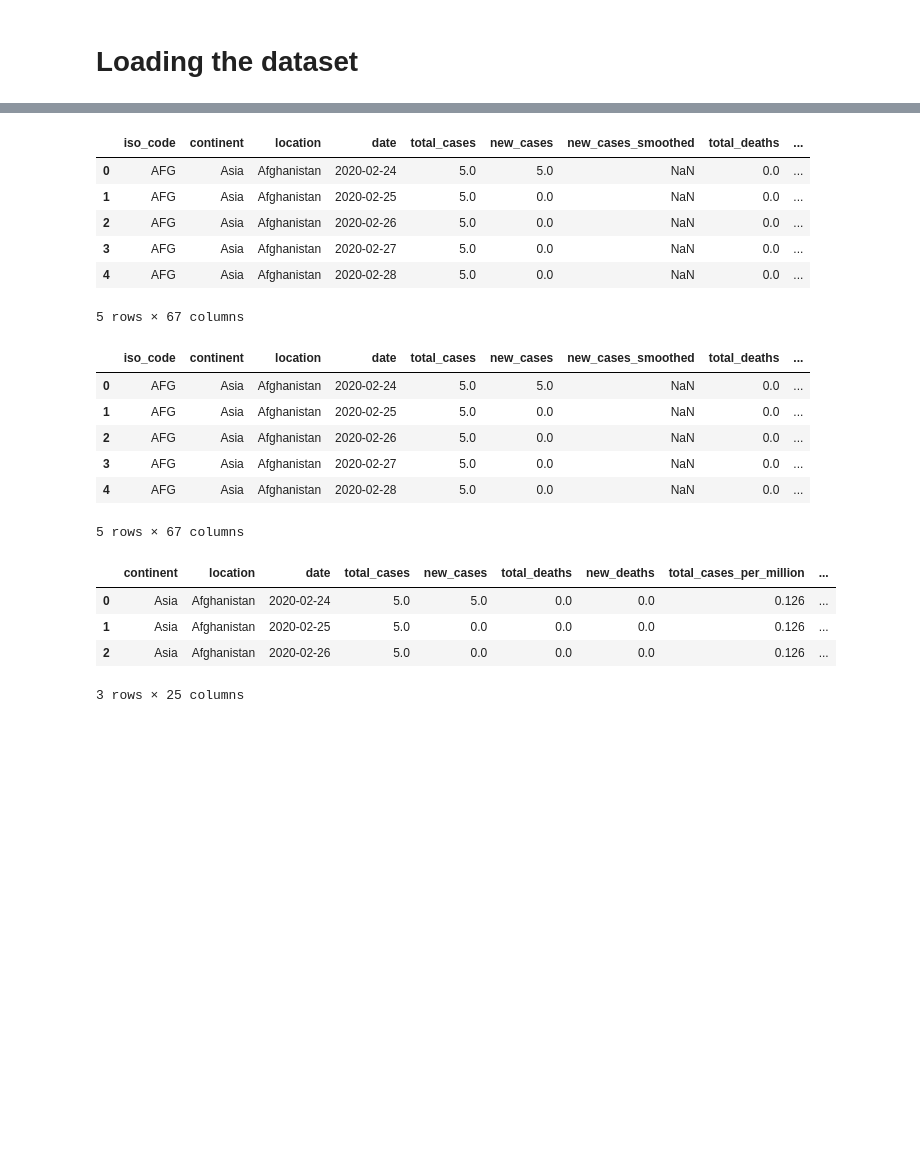
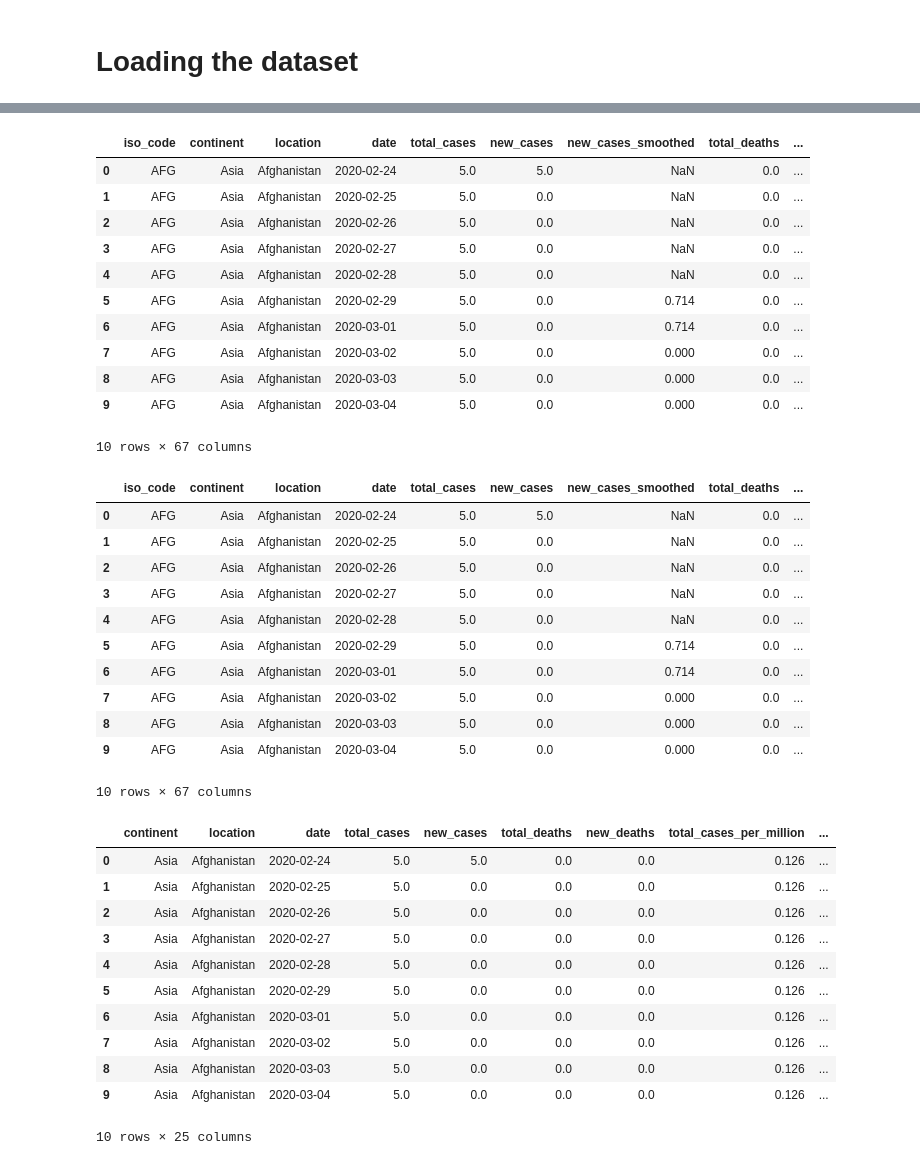
Before and after one commit to Ruthmwaura/Moringa-Project-WK5, a Jupyter notebook: owid_covid_data.ipynb, the cells around one changed output, grey strips where cells are left out. Cells and saved outputs as stored; diff of their text form; code cells hidden in the pictures; blank space fills up the shorter version.

```diff
--- a/owid_covid_data.ipynb
+++ b/owid_covid_data.ipynb
@@ -101,8 +142,9 @@ data.head()
 # %%
-data.bfill(axis ='rows')
+# lets replace the missing values the total_boosters column with 0 and print the first 10 rows
 
 data["total_boosters"].fillna(0, inplace = True)
-data.head()
+
+data.head(10)
 # %% [output]
 |  | iso_code | continent | location | date | total_cases | new_cases | new_cases_smoothed | total_deaths | ... |
 | 0 | AFG | Asia | Afghanistan | 2020-02-24 | 5.0 | 5.0 | NaN | 0.0 | ... |
@@ -110,12 +152,18 @@ data.head()
 | 2 | AFG | Asia | Afghanistan | 2020-02-26 | 5.0 | 0.0 | NaN | 0.0 | ... |
 | 3 | AFG | Asia | Afghanistan | 2020-02-27 | 5.0 | 0.0 | NaN | 0.0 | ... |
 | 4 | AFG | Asia | Afghanistan | 2020-02-28 | 5.0 | 0.0 | NaN | 0.0 | ... |
+| 5 | AFG | Asia | Afghanistan | 2020-02-29 | 5.0 | 0.0 | 0.714 | 0.0 | ... |
+| 6 | AFG | Asia | Afghanistan | 2020-03-01 | 5.0 | 0.0 | 0.714 | 0.0 | ... |
+| 7 | AFG | Asia | Afghanistan | 2020-03-02 | 5.0 | 0.0 | 0.000 | 0.0 | ... |
+| 8 | AFG | Asia | Afghanistan | 2020-03-03 | 5.0 | 0.0 | 0.000 | 0.0 | ... |
+| 9 | AFG | Asia | Afghanistan | 2020-03-04 | 5.0 | 0.0 | 0.000 | 0.0 | ... |
-5 rows × 67 columns
+10 rows × 67 columns
 # %%
-data.bfill(axis ='rows')
+# lets replace the missing values the new_vaccinations column with 0 and print the first 10 rows
 
 data["new_vaccinations"].fillna(0, inplace = True)
-data.head()
+
+data.head(10)
 # %% [output]
 |  | iso_code | continent | location | date | total_cases | new_cases | new_cases_smoothed | total_deaths | ... |
 | 0 | AFG | Asia | Afghanistan | 2020-02-24 | 5.0 | 5.0 | NaN | 0.0 | ... |
@@ -123,16 +171,30 @@ data.head()
 | 2 | AFG | Asia | Afghanistan | 2020-02-26 | 5.0 | 0.0 | NaN | 0.0 | ... |
 | 3 | AFG | Asia | Afghanistan | 2020-02-27 | 5.0 | 0.0 | NaN | 0.0 | ... |
 | 4 | AFG | Asia | Afghanistan | 2020-02-28 | 5.0 | 0.0 | NaN | 0.0 | ... |
+| 5 | AFG | Asia | Afghanistan | 2020-02-29 | 5.0 | 0.0 | 0.714 | 0.0 | ... |
+| 6 | AFG | Asia | Afghanistan | 2020-03-01 | 5.0 | 0.0 | 0.714 | 0.0 | ... |
+| 7 | AFG | Asia | Afghanistan | 2020-03-02 | 5.0 | 0.0 | 0.000 | 0.0 | ... |
+| 8 | AFG | Asia | Afghanistan | 2020-03-03 | 5.0 | 0.0 | 0.000 | 0.0 | ... |
+| 9 | AFG | Asia | Afghanistan | 2020-03-04 | 5.0 | 0.0 | 0.000 | 0.0 | ... |
-5 rows × 67 columns
+10 rows × 67 columns
 # %%
-#dropping columns
-#the columns are  Irrelevant to our analysis
+# Dropping columns
+# Let's drop the columns that we don't need
+
 data.drop(['iso_code','aged_65_older','new_deaths_smoothed','new_cases_smoothed','new_cases_smoothed_per_million','new_deaths_smoothed_per_million','new_tests_smoothed','new_tests_smoothed_per_thousand','new_vaccinations_smoothed','new_vaccinations_smoothed_per_million','new_people_vaccinated_smoothed','new_people_vaccinated_smoothed_per_hundred','aged_70_older','icu_patients','icu_patients_per_million','hosp_patients','hosp_patients_per_million','weekly_icu_admissions','weekly_icu_admissions_per_million','weekly_hosp_admissions','weekly_hosp_admissions_per_million','new_tests','total_tests','total_tests_per_thousand','new_tests_per_thousand','positive_rate','tests_per_case','tests_units','median_age','extreme_poverty','cardiovasc_death_rate','diabetes_prevalence','female_smokers','male_smokers','handwashing_facilities','hospital_beds_per_thousand','life_expectancy','human_development_index','excess_mortality_cumulative_absolute','excess_mortality_cumulative','excess_mortality','excess_mortality_cumulative_per_million'], axis = 1, inplace = True)
-data.head(3)
+
+data.head(10)
 # %% [output]
 |  | continent | location | date | total_cases | new_cases | total_deaths | new_deaths | total_cases_per_million | ... |
 | 0 | Asia | Afghanistan | 2020-02-24 | 5.0 | 5.0 | 0.0 | 0.0 | 0.126 | ... |
 | 1 | Asia | Afghanistan | 2020-02-25 | 5.0 | 0.0 | 0.0 | 0.0 | 0.126 | ... |
 | 2 | Asia | Afghanistan | 2020-02-26 | 5.0 | 0.0 | 0.0 | 0.0 | 0.126 | ... |
+| 3 | Asia | Afghanistan | 2020-02-27 | 5.0 | 0.0 | 0.0 | 0.0 | 0.126 | ... |
+| 4 | Asia | Afghanistan | 2020-02-28 | 5.0 | 0.0 | 0.0 | 0.0 | 0.126 | ... |
+| 5 | Asia | Afghanistan | 2020-02-29 | 5.0 | 0.0 | 0.0 | 0.0 | 0.126 | ... |
+| 6 | Asia | Afghanistan | 2020-03-01 | 5.0 | 0.0 | 0.0 | 0.0 | 0.126 | ... |
+| 7 | Asia | Afghanistan | 2020-03-02 | 5.0 | 0.0 | 0.0 | 0.0 | 0.126 | ... |
+| 8 | Asia | Afghanistan | 2020-03-03 | 5.0 | 0.0 | 0.0 | 0.0 | 0.126 | ... |
+| 9 | Asia | Afghanistan | 2020-03-04 | 5.0 | 0.0 | 0.0 | 0.0 | 0.126 | ... |
-3 rows × 25 columns
+10 rows × 25 columns
 # %%
```
Also changed, not shown: parts of 8 cells of this notebook.
